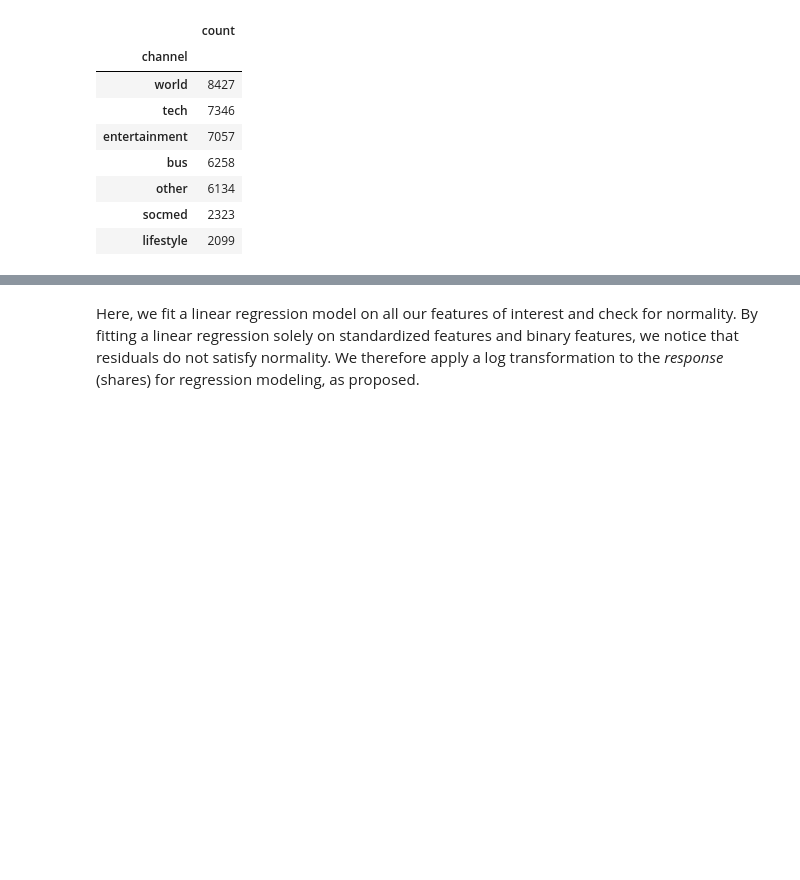
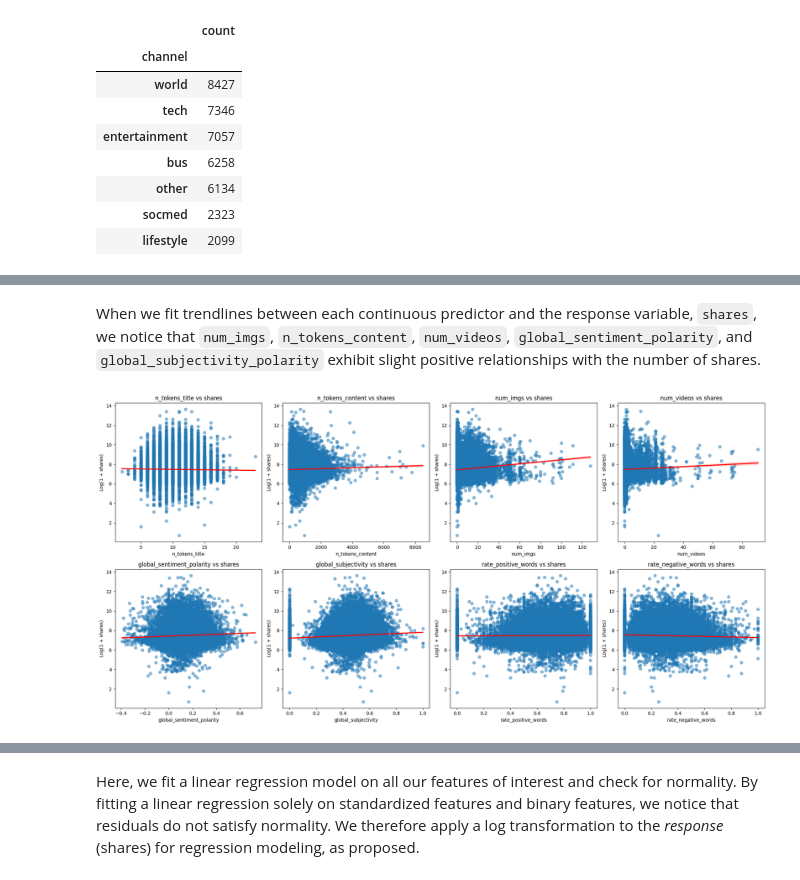
Before and after one commit to katiehanni/MATH_189_final_project, a Jupyter notebook: analysis/analysis.ipynb, the cells around one changed output, grey strips where cells are left out. Saved outputs shown, nothing was run; the diff lists cells and outputs as text; code cells hidden in the pictures; blank space fills up the shorter version.

```diff
--- a/analysis/analysis.ipynb
+++ b/analysis/analysis.ipynb
@@ -138,6 +139,8 @@ online['is_viral'] = (online['shares'] >= virality_threshold).astype(int)
 num_viral = online[online['is_viral'] == 1].shape[0]
 print(f'There are {num_viral} viral articles in the dataset.')
 
+#creating a copy of the dataframe with raw values for EDA purposes
+raw_online_values = online.copy()
 online.head()
 # %% [output]
 There are 4029 viral articles in the dataset.
@@ -319,12 +349,0 @@ Index(['z_n_tokens_title', 'z_n_tokens_content', 'z_num_imgs', 'z_num_videos',
-# %%
-continuous = ['z_n_tokens_title', 'z_n_tokens_content', 'z_num_imgs', 'z_num_videos',
-       'z_global_sentiment_polarity', 'z_global_subjectivity',
-       'z_rate_positive_words', 'z_rate_negative_words']
-response_col = 'shares'
-
-# continuous
-for col in continuous:
-    plt.figure(figsize=(6, 4))
-    sns.scatterplot(x=online[col], y=online[response_col])
-    plt.title(f"{col} vs {response_col}")
-    plt.show()
@@ -339,0 +350,27 @@ for col in continuous:
+# %% [markdown]
+When we fit trendlines between each continuous predictor and the response variable, `shares`, we notice that `num_imgs`, `n_tokens_content`, `num_videos`, `global_sentiment_polarity`,  and `global_subjectivity_polarity` exhibit slight positive relationships with the number of shares.
+# %%
+continuous = ['n_tokens_title', 'n_tokens_content', 'num_imgs', 'num_videos',
+              'global_sentiment_polarity', 'global_subjectivity',
+              'rate_positive_words', 'rate_negative_words']
+response_col = 'shares'
+
+fig, axes = plt.subplots(2, 4, figsize=(20, 10))
+axes = axes.flatten()
+
+for i, col in enumerate(continuous):
+    sns.regplot(
+        x=raw_online_values[col],
+        y=np.log1p(raw_online_values[response_col]),  # log-transform for skew
+        ax=axes[i],
+        scatter_kws={'alpha':0.5},  # semi-transparent points
+        line_kws={'color':'red'}
+    )
+    axes[i].set_title(f"{col} vs {response_col}", fontsize=12)
+    axes[i].set_xlabel(col, fontsize=10)
+    axes[i].set_ylabel(f'Log(1 + {response_col})', fontsize=10)
+
+plt.tight_layout()
+plt.show()
+# %% [output]
+[figure, added]
```
Also changed, not shown: parts of 15 cells of this notebook.
